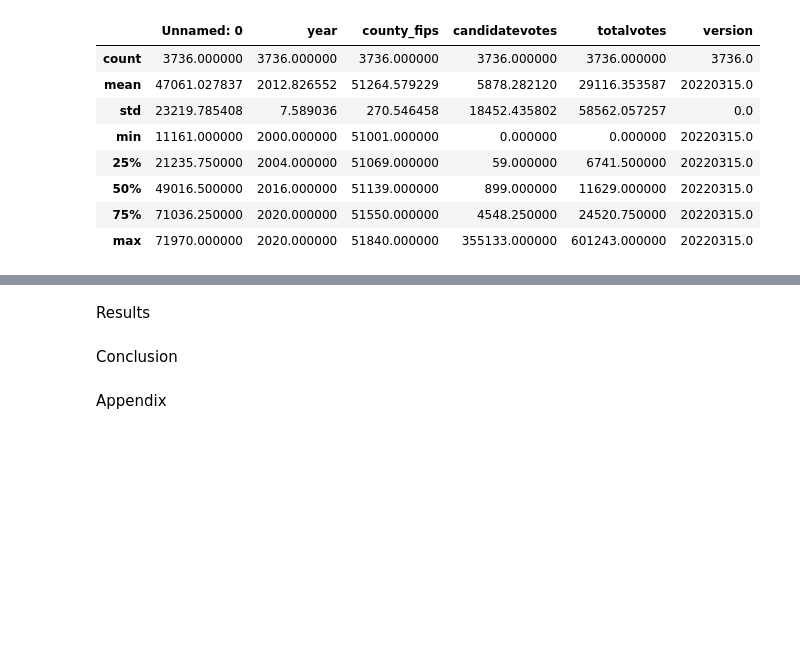
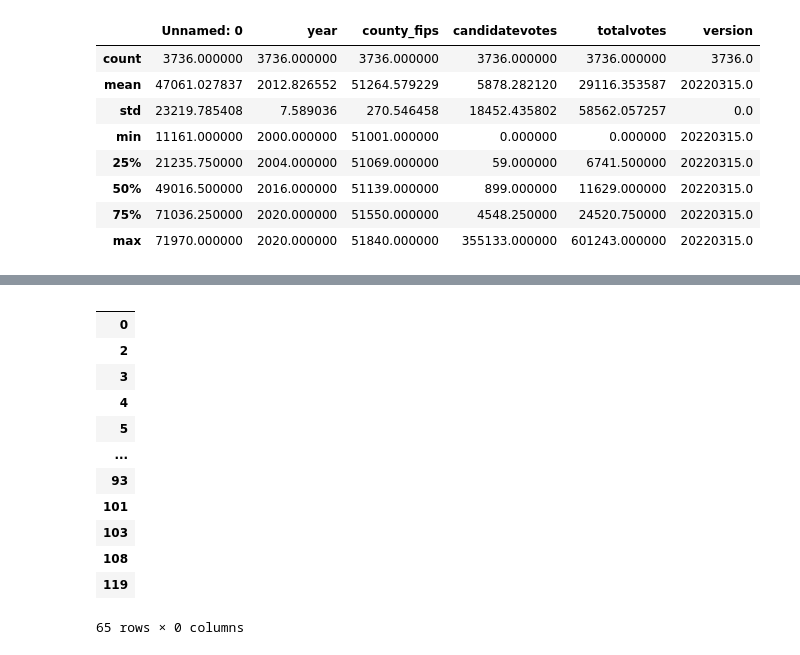
Before and after one commit to kkuang116/project_voting, a Jupyter notebook: ML_project3.ipynb, the cells around one changed output, grey strips where cells are left out. Drawn from its saved outputs; the diff is of its cells as text; code cells hidden in the pictures; blank space fills up the shorter version.

```diff
--- a/ML_project3.ipynb
+++ b/ML_project3.ipynb
@@ -91,6 +159,28 @@ mapdf.plot(ax=ax,column='Population2022',legend=True,cax=cax)
-# %% [markdown]
-Results
-# %% [markdown]
-Conclusion
-# %% [markdown]
-Appendix
+# %%
+# Some of the simplest models possible:
+# Every county votes for the same candidate as they did in 2020. This is especially relevant with impending Biden vs. Trump rematch
+votevadf = votingdf[(votingdf['state_po']=='VA') & (votingdf['office']=='US PRESIDENT')]
+voteva2020df = votevadf[votingdf['year']==2020]
+
+max_candidatevotes = voteva2020df.groupby('county_name')['candidatevotes'].transform('max')
+winning_rows = voteva2020df[voteva2020df['candidatevotes']==max_candidatevotes]
+win2020_df = pd.DataFrame(winning_rows)
+win2020_df.reset_index(drop=True, inplace=True)
+# %%
+win2020_df = win2020_df[win2020_df['mode']=='ELECTION DAY']
+win2020_df = win2020_df[[]]
+win2020_df
+# %% [output]
+|  |
+| 0 |
+| 2 |
+| 3 |
+| 4 |
+| 5 |
+| ... |
+| 93 |
+| 101 |
+| 103 |
+| 108 |
+| 119 |
+65 rows × 0 columns
```
Also changed, not shown: parts of 27 cells of this notebook.
